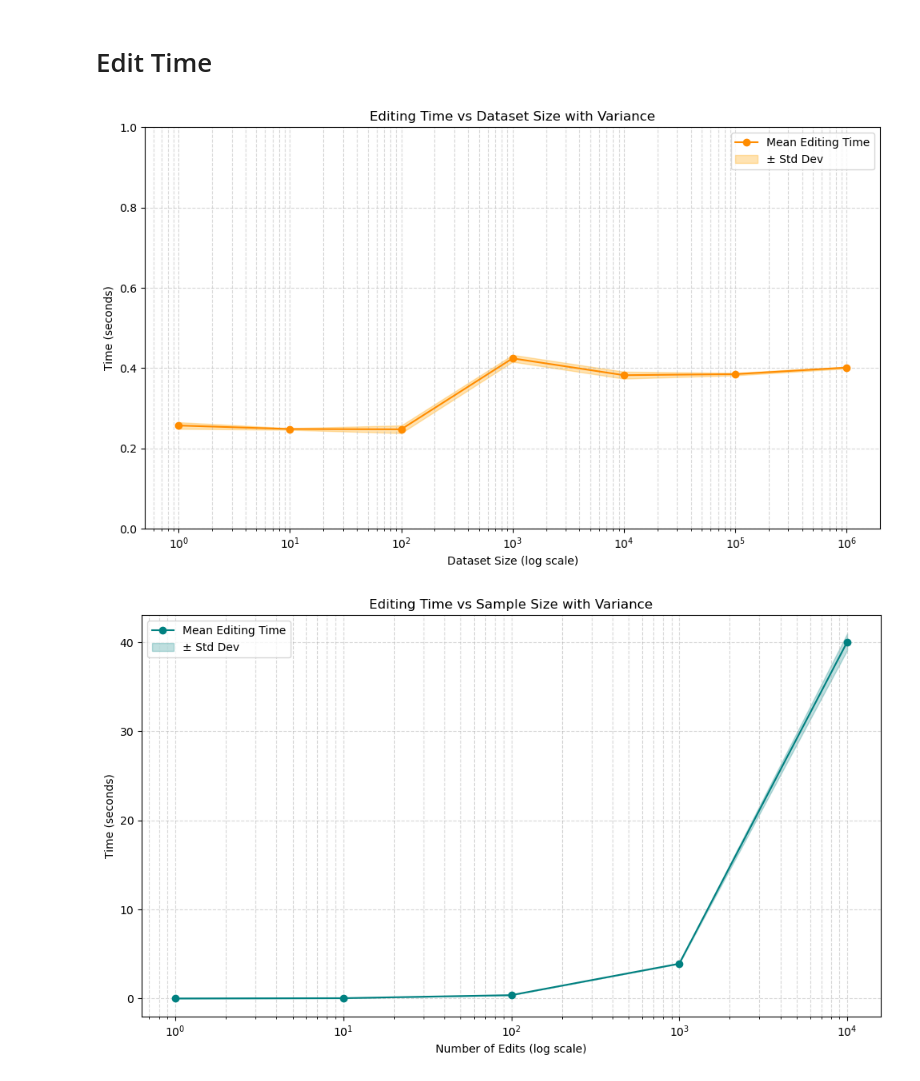
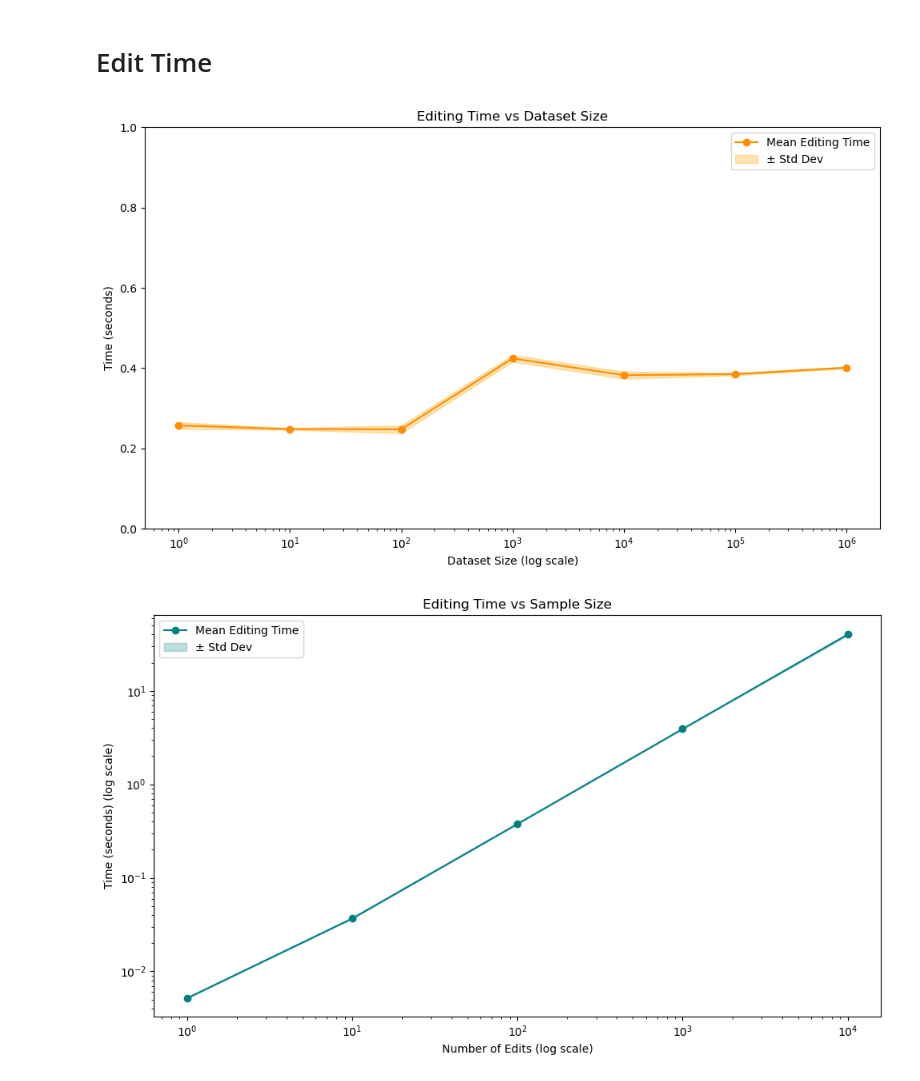
Before and after one commit to aflah02/TokenSmith, a Jupyter notebook: benchmarking/plot.ipynb, the cells around one changed output. Drawn from its saved outputs; the diff is of its cells as text; code cells hidden in the pictures.

Commit message:
Updated Plots

```diff
--- a/benchmarking/plot.ipynb
+++ b/benchmarking/plot.ipynb
@@ -140,15 +140,15 @@ plt.ylim(0, 1)
 plt.xscale('log')
 plt.xlabel('Dataset Size (log scale)')
 plt.ylabel('Time (seconds)')
-plt.title('Editing Time vs Dataset Size with Variance')
+plt.title('Editing Time vs Dataset Size')
 plt.legend()
-plt.grid(True, which='both', linestyle='--', alpha=0.5)
+# plt.grid(True, which='both', linestyle='--', alpha=0.5)
 plt.tight_layout()
 # plt.show()
 
 plt.savefig('plots/editing_time_across_dataset_sizes.pdf', bbox_inches='tight', dpi=500)
 # %% [output]
-[figure, old version]
+[figure, new version]
 # %%
 import matplotlib.pyplot as plt
 import numpy as np
@@ -158,34 +158,35 @@ benchmark_data = read_json('logs/edit_time_across_num_samples_log.json')
 results = benchmark_data["results"]
 
 sample_sizes = [entry["sample_size"] for entry in results]
 mean_editing_times = [entry["mean_editing_time"] for entry in results]
 variances = [entry["variance_editing_time"] for entry in results]
 std_devs = np.sqrt(variances)
 
 # Plotting
 plt.figure(figsize=(10, 6))
 
 # Plot mean editing times
 plt.plot(sample_sizes, mean_editing_times, label='Mean Editing Time', marker='o', color='teal')
 plt.fill_between(
     sample_sizes,
     np.array(mean_editing_times) - std_devs,
     np.array(mean_editing_times) + std_devs,
     color='teal',
     alpha=0.25,
     label='± Std Dev'
 )
 
 # Log scale for x-axis
 plt.xscale('log')
+plt.yscale('log')
 plt.xlabel('Number of Edits (log scale)')
-plt.ylabel('Time (seconds)')
-plt.title('Editing Time vs Sample Size with Variance')
+plt.ylabel('Time (seconds) (log scale)')
+plt.title('Editing Time vs Sample Size')
 plt.legend()
-plt.grid(True, which='both', linestyle='--', alpha=0.5)
+# plt.grid(True, which='both', linestyle='--', alpha=0.5)
 plt.tight_layout()
 # plt.show()
 
 plt.savefig('plots/editing_time_across_num_samples.pdf', bbox_inches='tight', dpi=500)
 # %% [output]
-[figure, old version]
+[figure, new version]
```
Also changed, not shown: parts of 3 cells of this notebook, 6 other files.
